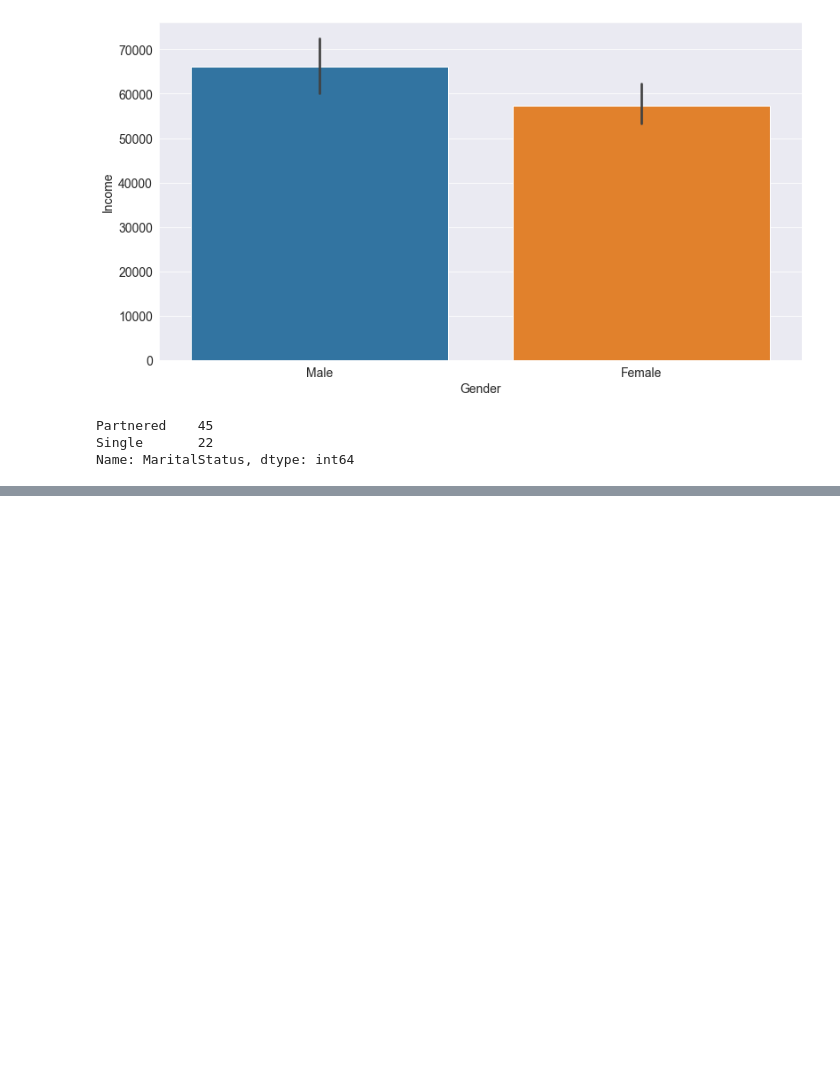
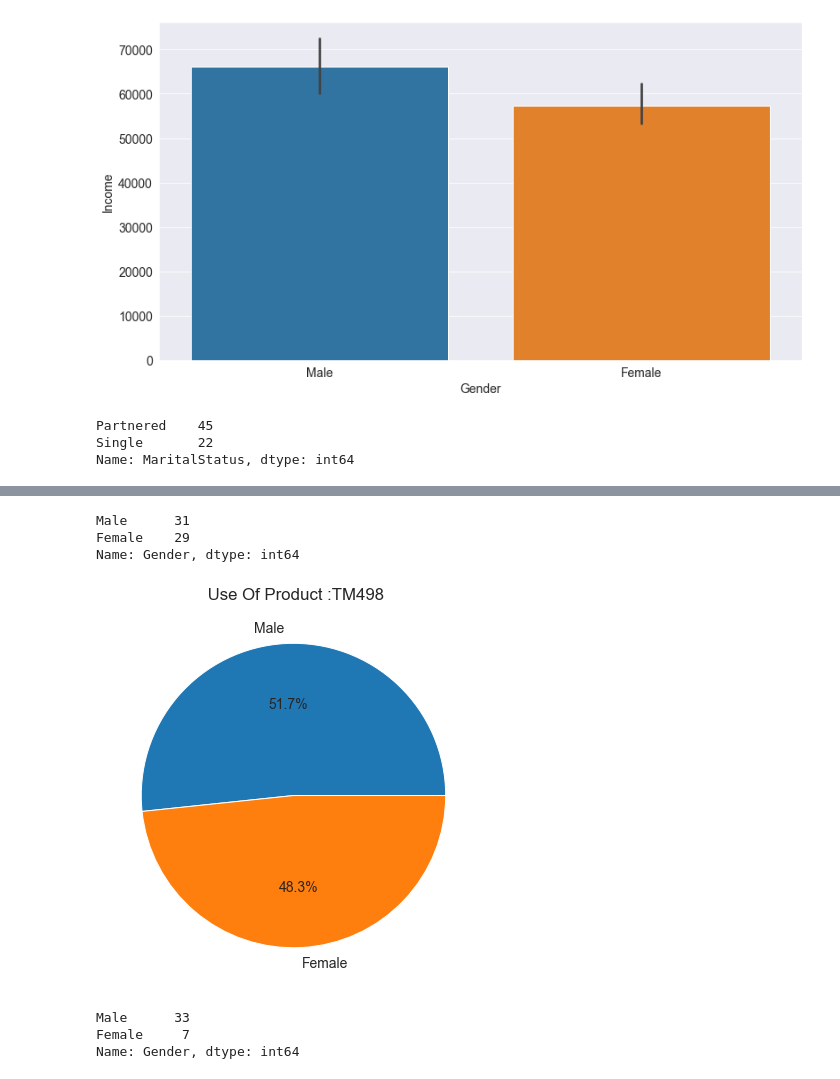
Before and after one commit to Arpan-tech-create/Exploratory_Data_Analysis, a Jupyter notebook: GYM_Fitness.ipynb, the cells around one changed output, grey strips where cells are left out. Saved outputs shown, nothing was run; the diff lists cells and outputs as text; code cells hidden in the pictures; blank space fills up the shorter version.

```diff
--- a/GYM_Fitness.ipynb
+++ b/GYM_Fitness.ipynb
@@ -235,0 +258,20 @@ barfig.show(renderer="svg")
+# %%
+age_df1=raw_data.Gender[raw_data.Product=='TM498']
+age_df1.value_counts()
+# %% [output]
+Male      31
+Female    29
+Name: Gender, dtype: int64
+# %%
+plt.title(' Use Of Product :TM498' )
+plt.pie(age_df1.value_counts(),labels=age_df1.value_counts().index,autopct='%1.1f%%')
+plt.show()
+# %% [output]
+[figure, added]
+# %%
+age_df2=raw_data.Gender[raw_data.Product=='TM798']
+age_df2.value_counts()
+# %% [output]
+Male      33
+Female     7
+Name: Gender, dtype: int64
```
Also changed, not shown: parts of 13 cells of this notebook, 3 other files.
